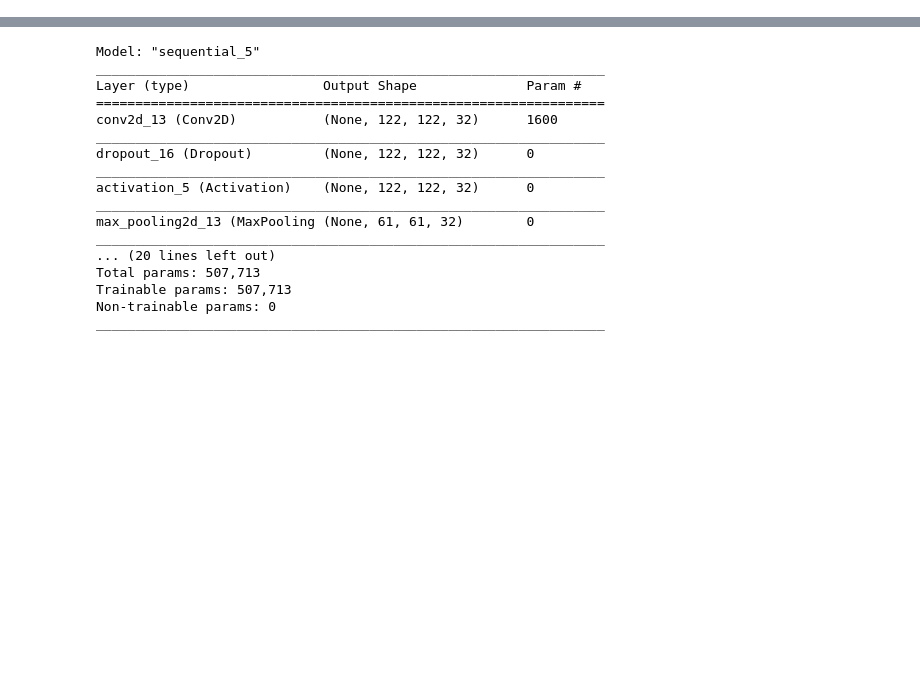
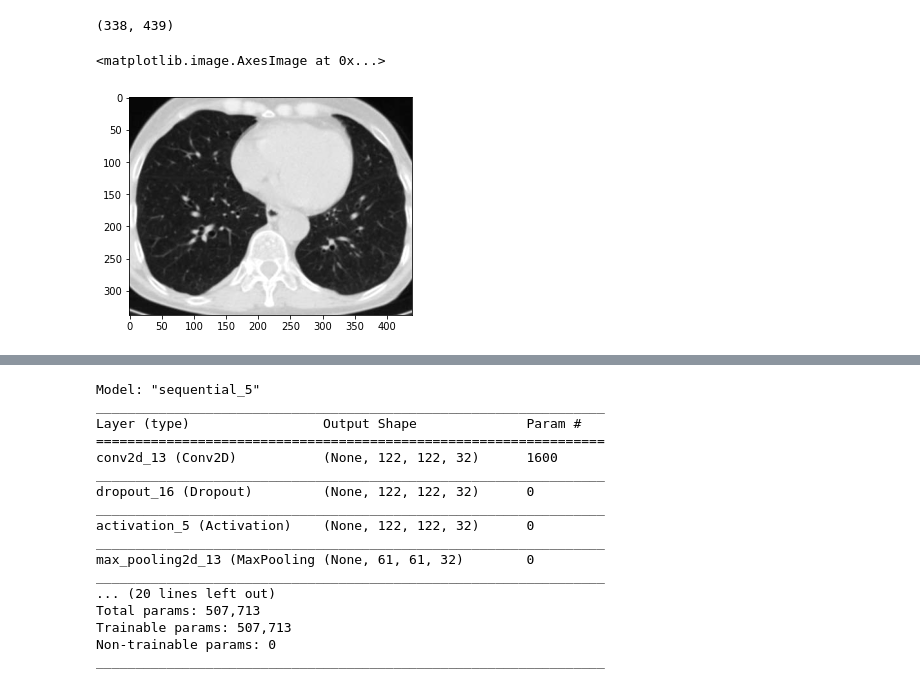
Before and after one commit to mohammadakradi/Covid-19, a Jupyter notebook: CNN-V1.ipynb, the cells around one changed output, grey strips where cells are left out. Drawn from its saved outputs; the diff is of its cells as text; code cells hidden in the pictures; blank space fills up the shorter version.

```diff
--- a/CNN-V1.ipynb
+++ b/CNN-V1.ipynb
@@ -23,4 +23,19 @@ Covid=[]
 for img in os.listdir(datadir):
     img_array = cv2.imread(os.path.join(datadir,img),0)
     Covid.append([img_array])
+# %%
+datadir1 = "Covid19-Dataset/Covid-19-Dataset/train/non-COVID/"
+nonCovid=[]
+for img in os.listdir(datadir1):
+    img_array1 = cv2.imread(os.path.join(datadir1,img),0)
+    nonCovid.append([img_array1])
+# %%
+img=nonCovid[1]
+img=img[0]
+print(img.shape)
+plt.imshow(img, cmap='gray')
+# %% [output]
+(338, 439)
+<matplotlib.image.AxesImage at 0x...>
+[figure, added]
 # %%
```
Also changed, not shown: parts of 2 cells of this notebook.
